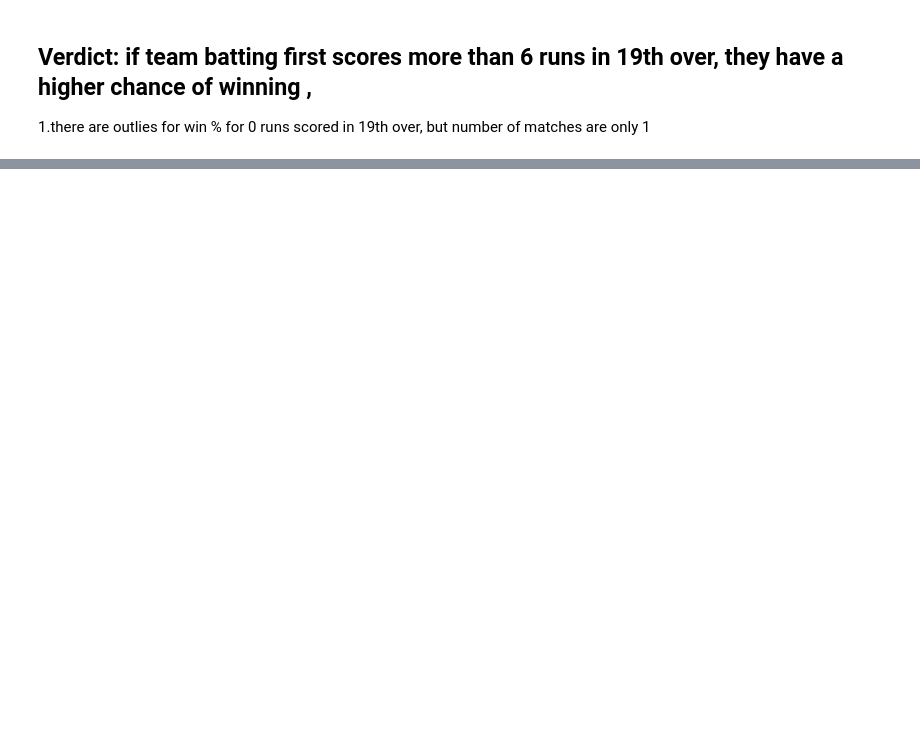
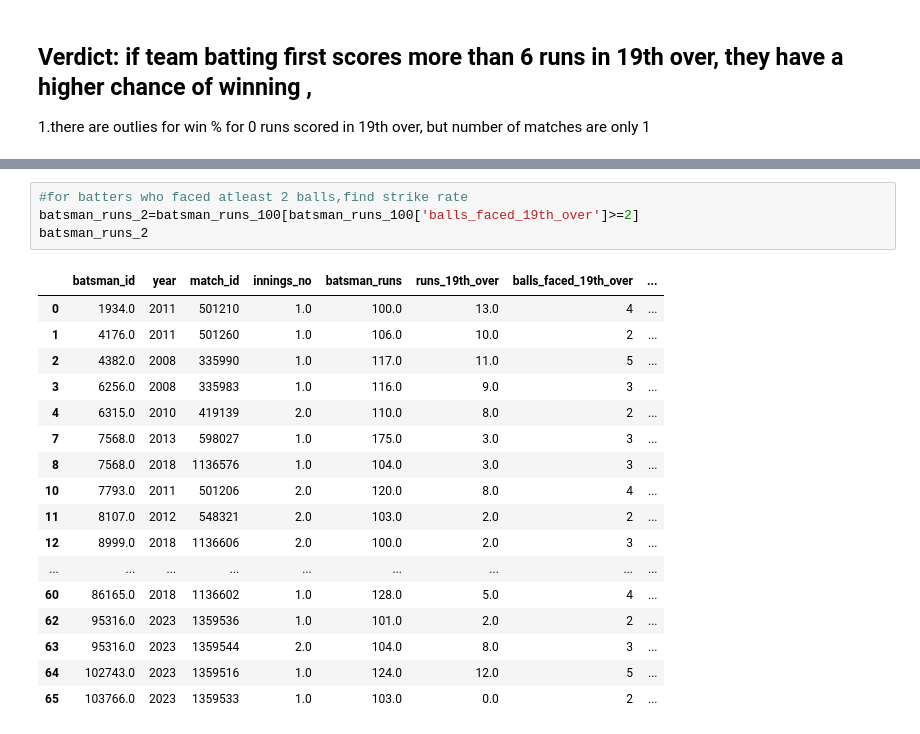
Before and after one commit to visakhpadmanabhan7/crick_analytics, a Jupyter notebook: analyse19th_over.ipynb, the cells around one changed output, grey strips where cells are left out. Drawn from its saved outputs; the diff is of its cells as text; blank space fills up the shorter version.

```diff
--- a/analyse19th_over.ipynb
+++ b/analyse19th_over.ipynb
@@ -655,0 +880,22 @@ fig.show()
+# %%
+#for batters who faced atleast 2 balls,find strike rate
+batsman_runs_2=batsman_runs_100[batsman_runs_100['balls_faced_19th_over']>=2]
+batsman_runs_2
+# %% [output]
+|  | batsman_id | year | match_id | innings_no | batsman_runs | runs_19th_over | balls_faced_19th_over | ... |
+| 0 | 1934.0 | 2011 | 501210 | 1.0 | 100.0 | 13.0 | 4 | ... |
+| 1 | 4176.0 | 2011 | 501260 | 1.0 | 106.0 | 10.0 | 2 | ... |
+| 2 | 4382.0 | 2008 | 335990 | 1.0 | 117.0 | 11.0 | 5 | ... |
+| 3 | 6256.0 | 2008 | 335983 | 1.0 | 116.0 | 9.0 | 3 | ... |
+| 4 | 6315.0 | 2010 | 419139 | 2.0 | 110.0 | 8.0 | 2 | ... |
+| 7 | 7568.0 | 2013 | 598027 | 1.0 | 175.0 | 3.0 | 3 | ... |
+| 8 | 7568.0 | 2018 | 1136576 | 1.0 | 104.0 | 3.0 | 3 | ... |
+| 10 | 7793.0 | 2011 | 501206 | 2.0 | 120.0 | 8.0 | 4 | ... |
+| 11 | 8107.0 | 2012 | 548321 | 2.0 | 103.0 | 2.0 | 2 | ... |
+| 12 | 8999.0 | 2018 | 1136606 | 2.0 | 100.0 | 2.0 | 3 | ... |
+| ... | ... | ... | ... | ... | ... | ... | ... | ... |
+| 60 | 86165.0 | 2018 | 1136602 | 1.0 | 128.0 | 5.0 | 4 | ... |
+| 62 | 95316.0 | 2023 | 1359536 | 1.0 | 101.0 | 2.0 | 2 | ... |
+| 63 | 95316.0 | 2023 | 1359544 | 2.0 | 104.0 | 8.0 | 3 | ... |
+| 64 | 102743.0 | 2023 | 1359516 | 1.0 | 124.0 | 12.0 | 5 | ... |
+| 65 | 103766.0 | 2023 | 1359533 | 1.0 | 103.0 | 0.0 | 2 | ... |
```
Also changed, not shown: parts of 19 cells of this notebook.
